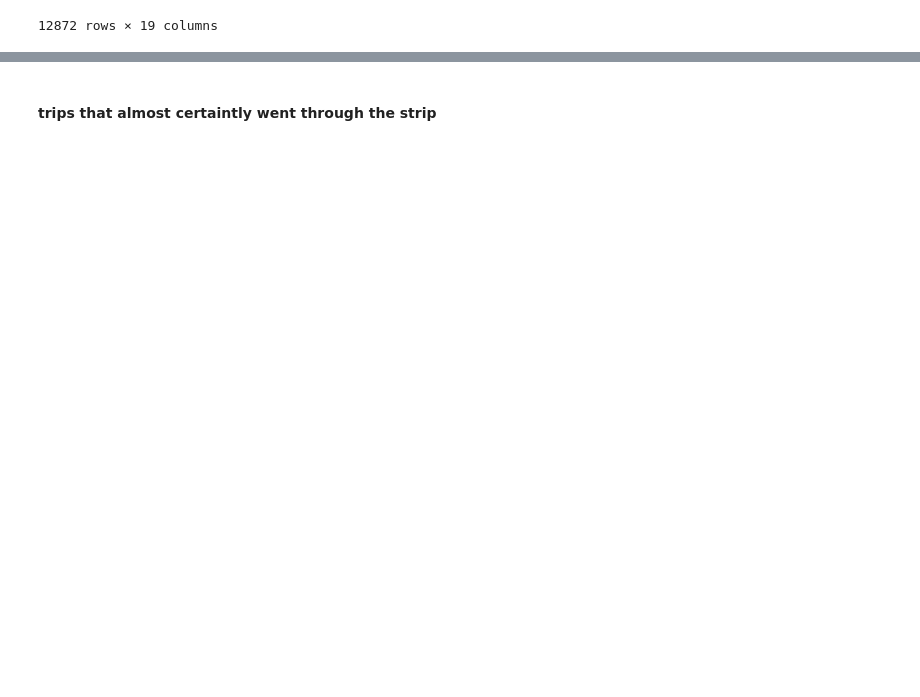
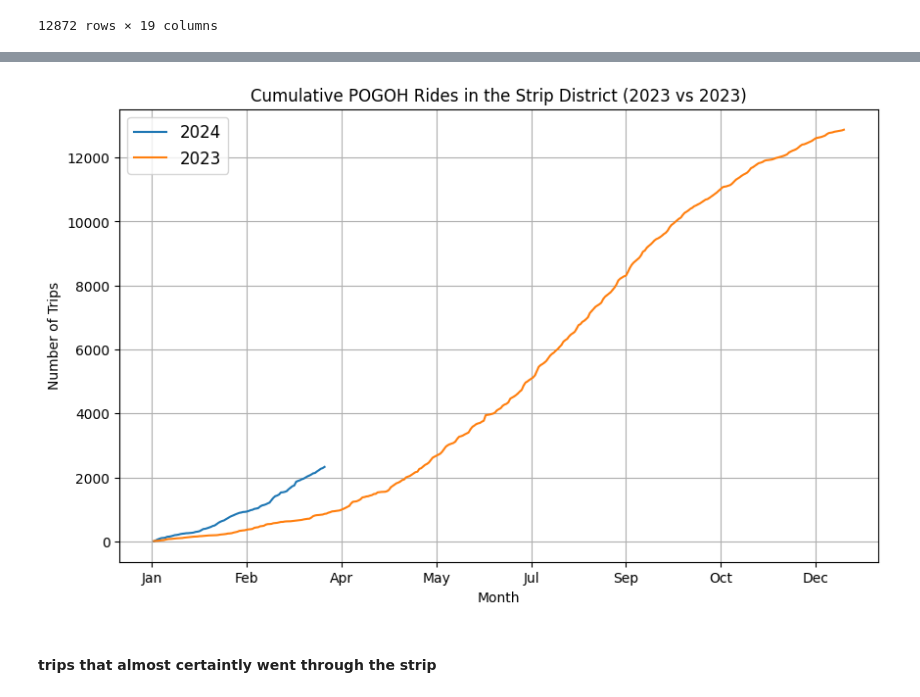
Before and after one commit to BenWSingleton/POGOH_Analysis, a Jupyter notebook: analysis.ipynb, the cells around one changed output, grey strips where cells are left out. Cells and saved outputs as stored; diff of their text form; code cells hidden in the pictures; blank space fills up the shorter version.

Commit message:
analysis of ridership in 2023 vs 2024 for the strip

```diff
--- a/analysis.ipynb
+++ b/analysis.ipynb
@@ -242,3 +251,24 @@ df[(df['Start Date'].dt.year.isin([2023])) & ((df['Start Station Neighborhood']=
+# %%
+grouped_data = strip_district_data.groupby(strip_district_data['Start Date'].dt.date).size()
+# %%
+grouped_data.index = pd.to_datetime(grouped_data.index)
+# %%
+cumulative_rides_2023 = grouped_data[grouped_data.index.year == 2023].cumsum()
+cumulative_rides_2024 = grouped_data[grouped_data.index.year == 2024].cumsum()
+# %%
+monthFmt = mdates.DateFormatter('%b')
+# %%
+plt.figure(figsize=(10, 6))
+plt.plot(cumulative_rides_2024.index.dayofyear, cumulative_rides_2024, label='2024')
+plt.plot(cumulative_rides_2023.index.dayofyear, cumulative_rides_2023, label='2023')
+plt.legend(fontsize='large')
+plt.xlabel("Month")
+plt.ylabel("Number of Trips")
+plt.grid(True)
+plt.title("Cumulative POGOH Rides in the Strip District (2023 vs 2023)")
+plt.gca().xaxis.set_major_formatter(monthFmt)
+# %% [output]
+[figure, added]
 # %% [markdown]
 #### trips that almost certaintly went through the strip
 # %%
```
Also changed, not shown: parts of 4 cells of this notebook.
